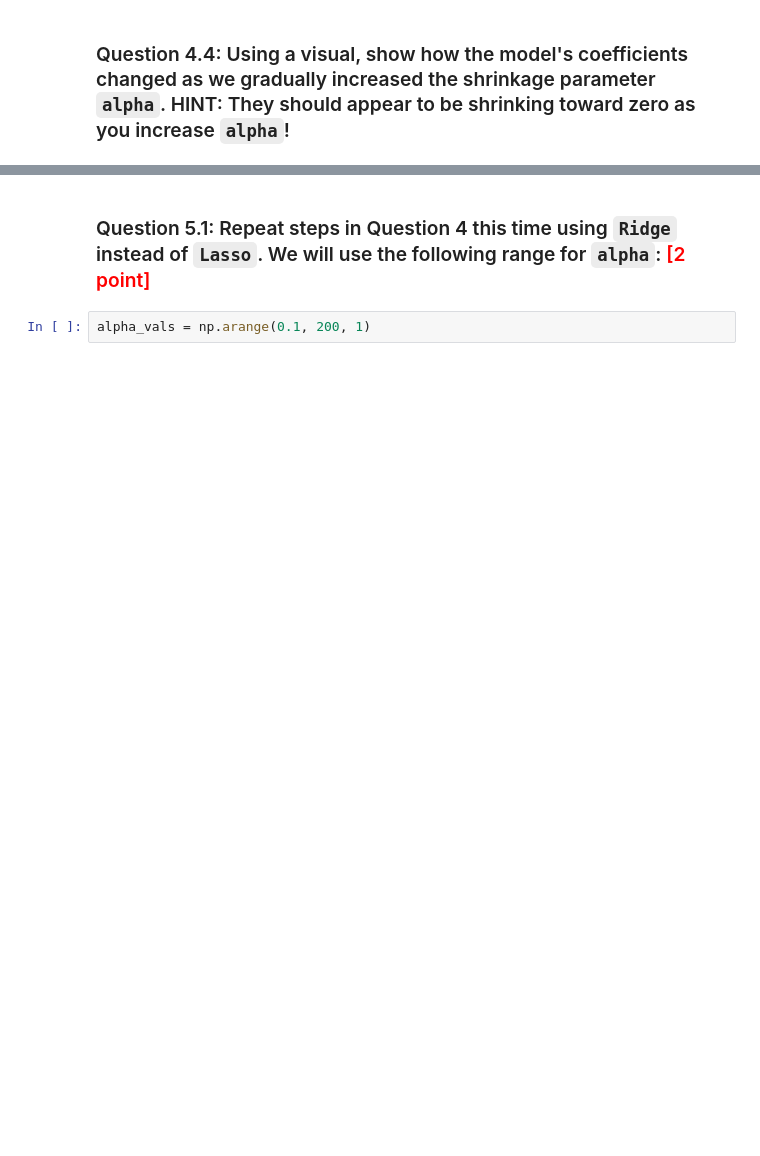
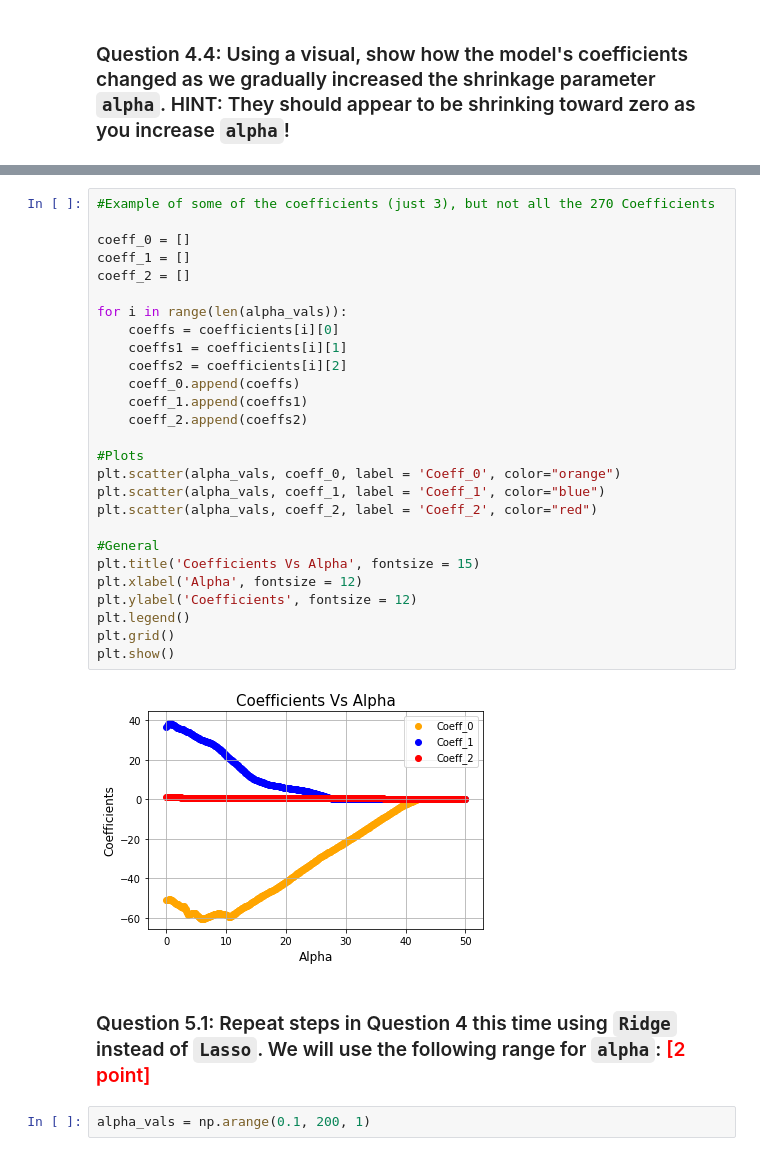
Before and after one commit to rodolfolermacontreras/ML_1_Assignment_7, a Jupyter notebook: MLEARN510-Assignment7-RodolfoLerma.ipynb, the cells around one changed output, grey strips where cells are left out. Saved outputs shown, nothing was run; the diff lists cells and outputs as text; blank space fills up the shorter version.

```diff
--- a/MLEARN510-Assignment7-RodolfoLerma.ipynb
+++ b/MLEARN510-Assignment7-RodolfoLerma.ipynb
@@ -168,3 +430,32 @@ alpha_vals = np.arange(0.01, 5, .01) # values of alpha we want to iterate over
+# %%
+#Example of some of the coefficients (just 3), but not all the 270 Coefficients
+
+coeff_0 = []
+coeff_1 = []
+coeff_2 = []
+
+for i in range(len(alpha_vals)):
+    coeffs = coefficients[i][0]
+    coeffs1 = coefficients[i][1]
+    coeffs2 = coefficients[i][2]
+    coeff_0.append(coeffs)
+    coeff_1.append(coeffs1)
+    coeff_2.append(coeffs2)
+
+#Plots
+plt.scatter(alpha_vals, coeff_0, label = 'Coeff_0', color="orange")
+plt.scatter(alpha_vals, coeff_1, label = 'Coeff_1', color="blue")
+plt.scatter(alpha_vals, coeff_2, label = 'Coeff_2', color="red")
+
+#General
+plt.title('Coefficients Vs Alpha', fontsize = 15)
+plt.xlabel('Alpha', fontsize = 12)
+plt.ylabel('Coefficients', fontsize = 12)
+plt.legend()
+plt.grid()
+plt.show()
+# %% [output]
+[figure, added]
 # %% [markdown]
 ### Question 5.1: Repeat steps in Question 4 this time using `Ridge` instead of `Lasso`. We will use the following range for `alpha`: <span style="color:red" float:right>[2 point]
 # %%
```
Also changed, not shown: parts of 54 cells of this notebook.
